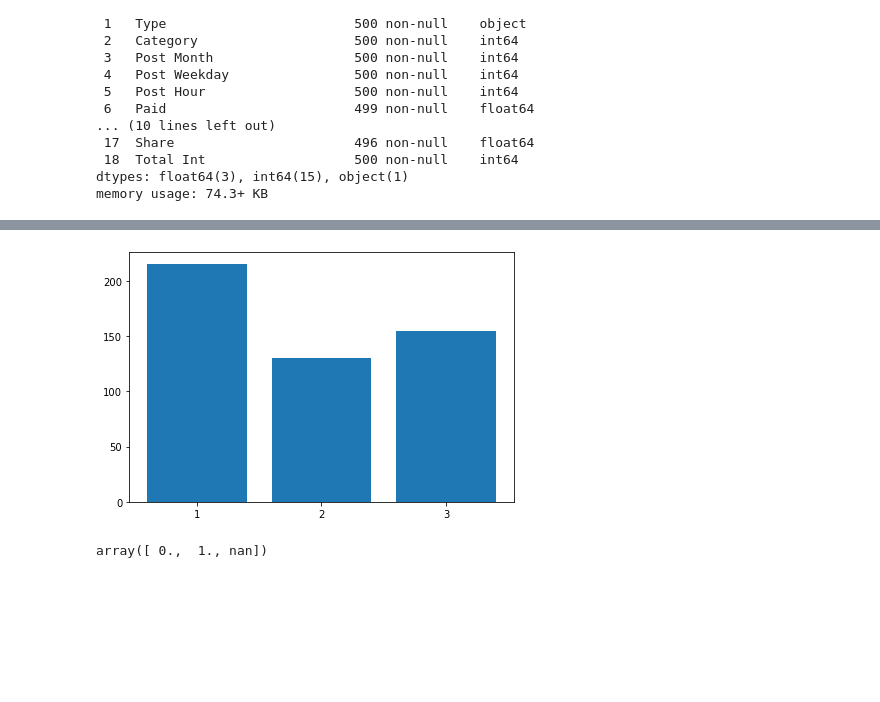
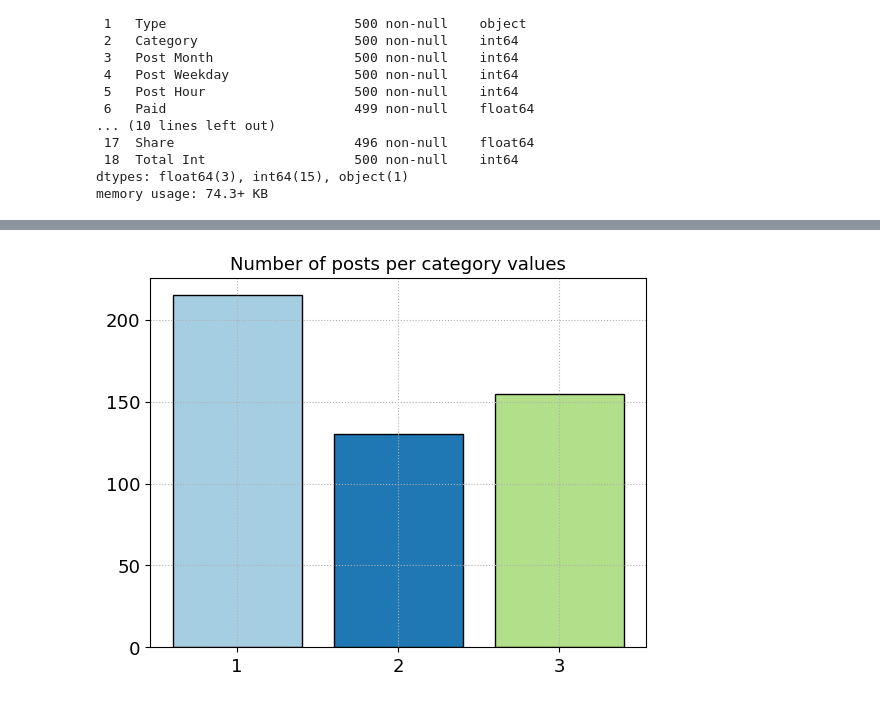
Before and after one commit to capac/facebook-metrics-data-set, a Jupyter notebook: fb_metrics.ipynb, the cells around one changed output, grey strips where cells are left out. Drawn from its saved outputs; the diff is of its cells as text; code cells hidden in the pictures; blank space fills up the shorter version.

```diff
--- a/fb_metrics.ipynb
+++ b/fb_metrics.ipynb
@@ -4,7 +4,7 @@ import numpy as np
 import matplotlib.pyplot as plt
 import seaborn as sns
 # %%
-fb_df = pd.read_csv('data/dataset_Facebook.csv', sep=';')
+fb_df = pd.read_csv('data/dataset_Facebook.csv', sep=',', na_values='NaN')
 # %%
 # Shorten column names
 fb_df.rename(columns={'Lifetime Post Total Reach': 'LT Post Total Reach',
@@ -85,12 +74,12 @@ array([2, 3, 1])
 # %%
-category_data = fb_df.Category.value_counts(sort=False)
-plt.bar(category_data.index, category_data.values)
-plt.xticks([1, 2, 3])
-plt.tight_layout();
+category_data = fb_df.Category.value_counts(sort=False, dropna=False).sort_index()
+plt.bar(x=category_data.index, height=category_data.values,
+        color=plt.cm.Paired.colors, edgecolor='k')
+plt.xticks([1, 2, 3], fontsize=13)
+plt.yticks(fontsize=13)
+plt.title('Number of posts per category values', fontsize=13)
+plt.grid(linestyle=':')
+# plt.savefig('plots/number_posts_per_category_values.png', bbox_inches='tight');
 # %% [output]
-[figure, old version]
+[figure, new version]
-# %%
-fb_df.Paid.unique()
-# %% [output]
-array([ 0.,  1., nan])
 # %%
```
Also changed, not shown: parts of 21 cells of this notebook.
